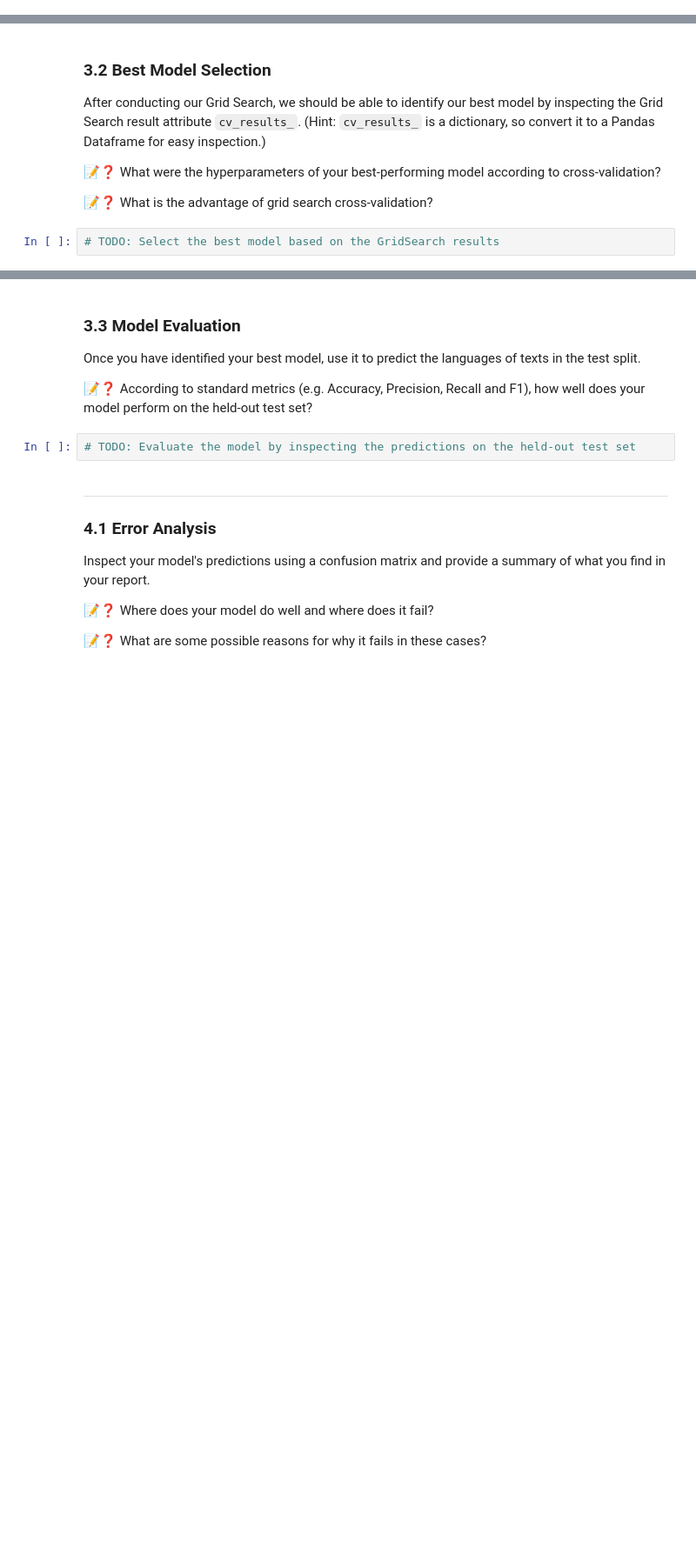
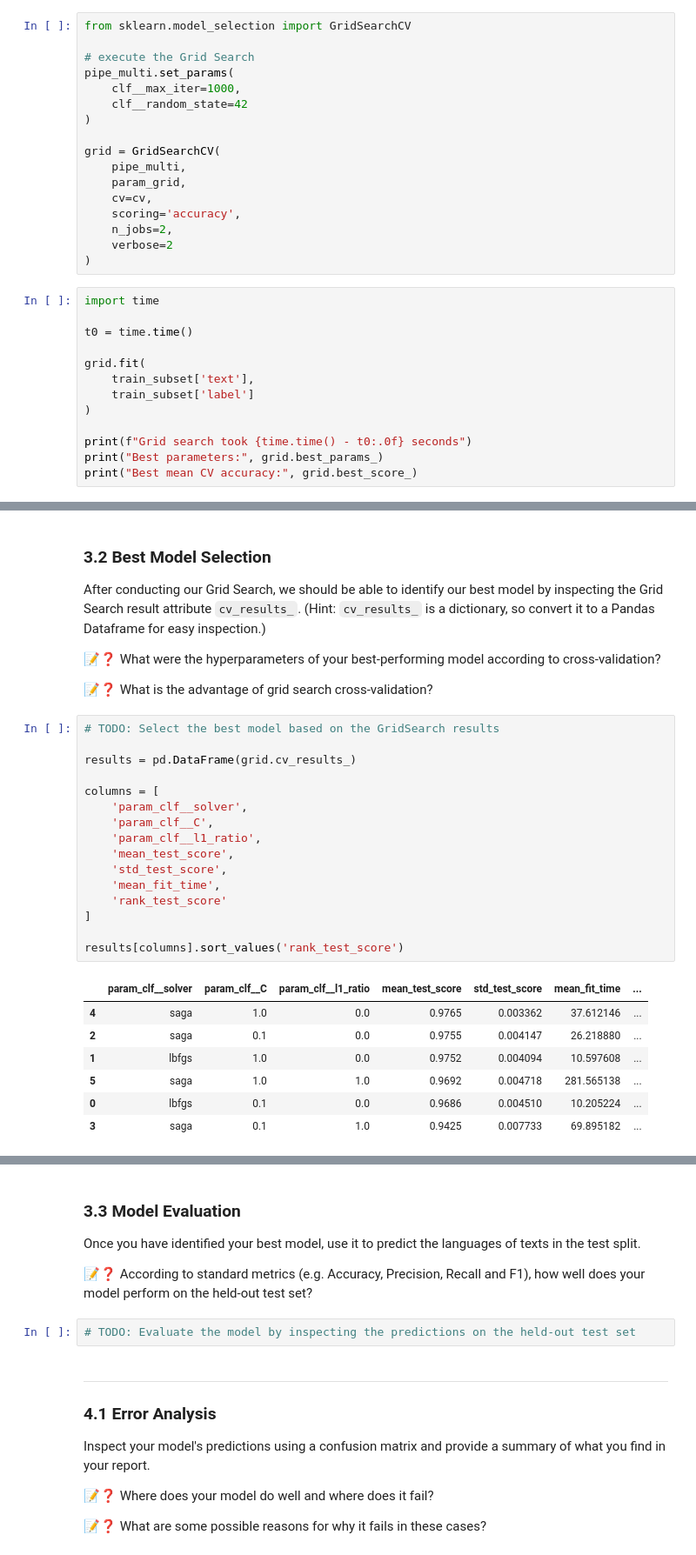
Before and after one commit to smemmishofer/ML4NLP1-2026-Tutorial-Notebooks, a Jupyter notebook: exercises/ex1/ex1_lr.ipynb, the cells around one changed output, grey strips where cells are left out. Shown at 87% size. Drawn from its saved outputs; the diff is of its cells as text; blank space fills up the shorter version.

```diff
--- a/exercises/ex1/ex1_lr.ipynb
+++ b/exercises/ex1/ex1_lr.ipynb
@@ -153,0 +627,30 @@ Make sure you read through the [docs](https://scikit-learn.org/stable/modules/ge
+# %%
+from sklearn.model_selection import GridSearchCV
+
+# execute the Grid Search
+pipe_multi.set_params(
+    clf__max_iter=1000,
+    clf__random_state=42
+)
+
+grid = GridSearchCV(
+    pipe_multi,
+    param_grid,
+    cv=cv,
+    scoring='accuracy',
+    n_jobs=2,
+    verbose=2
+)
+# %%
+import time
+
+t0 = time.time()
+
+grid.fit(
+    train_subset['text'],
+    train_subset['label']
+)
+
+print(f"Grid search took {time.time() - t0:.0f} seconds")
+print("Best parameters:", grid.best_params_)
+print("Best mean CV accuracy:", grid.best_score_)
@@ -161,3 +698,25 @@ After conducting our Grid Search, we should be able to identify our best model b
 📝❓ What is the advantage of grid search cross-validation?
 # %%
 # TODO: Select the best model based on the GridSearch results
+
+results = pd.DataFrame(grid.cv_results_)
+
+columns = [
+    'param_clf__solver',
+    'param_clf__C',
+    'param_clf__l1_ratio',
+    'mean_test_score',
+    'std_test_score',
+    'mean_fit_time',
+    'rank_test_score'
+]
+
+results[columns].sort_values('rank_test_score')
+# %% [output]
+|  | param_clf__solver | param_clf__C | param_clf__l1_ratio | mean_test_score | std_test_score | mean_fit_time | ... |
+| 4 | saga | 1.0 | 0.0 | 0.9765 | 0.003362 | 37.612146 | ... |
+| 2 | saga | 0.1 | 0.0 | 0.9755 | 0.004147 | 26.218880 | ... |
+| 1 | lbfgs | 1.0 | 0.0 | 0.9752 | 0.004094 | 10.597608 | ... |
+| 5 | saga | 1.0 | 1.0 | 0.9692 | 0.004718 | 281.565138 | ... |
+| 0 | lbfgs | 0.1 | 0.0 | 0.9686 | 0.004510 | 10.205224 | ... |
+| 3 | saga | 0.1 | 1.0 | 0.9425 | 0.007733 | 69.895182 | ... |
```
Also changed, not shown: parts of 46 cells of this notebook.
